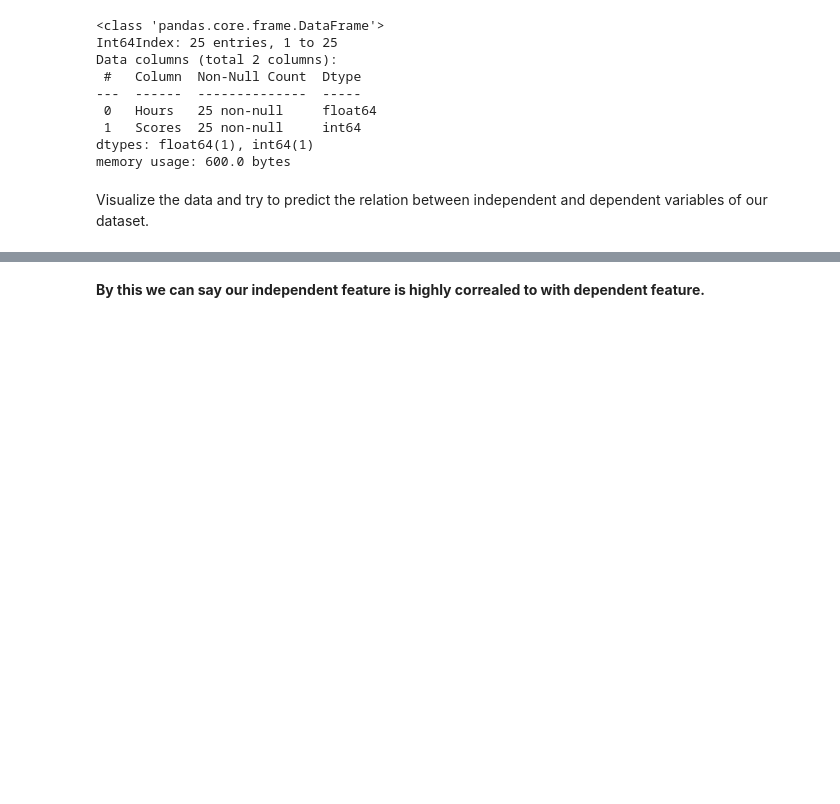
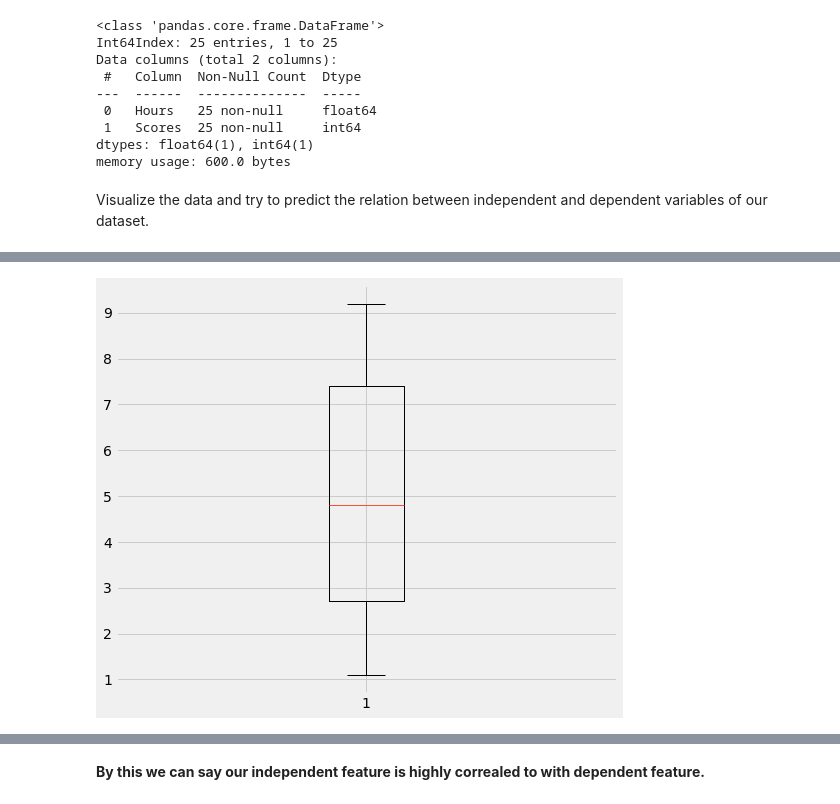
Before and after one commit to sachhinrao3/TSF-GRIP-Intern, a Jupyter notebook: Task 1 (study hour)/Predict Score from studing hours.ipynb, the cells around one changed output, grey strips where cells are left out. Cells and saved outputs as stored; diff of their text form; code cells hidden in the pictures; blank space fills up the shorter version.

```diff
--- a/Task 1 (study hour)/Predict Score from studing hours.ipynb
+++ b/Task 1 (study hour)/Predict Score from studing hours.ipynb
@@ -60,0 +61,5 @@ sns.barplot(data['Hours'], data['Scores'])
+# %%
+plt.boxplot(data['Hours'])
+plt.show()
+# %% [output]
+[figure, added]
```
Also changed, not shown: parts of 5 cells of this notebook.
